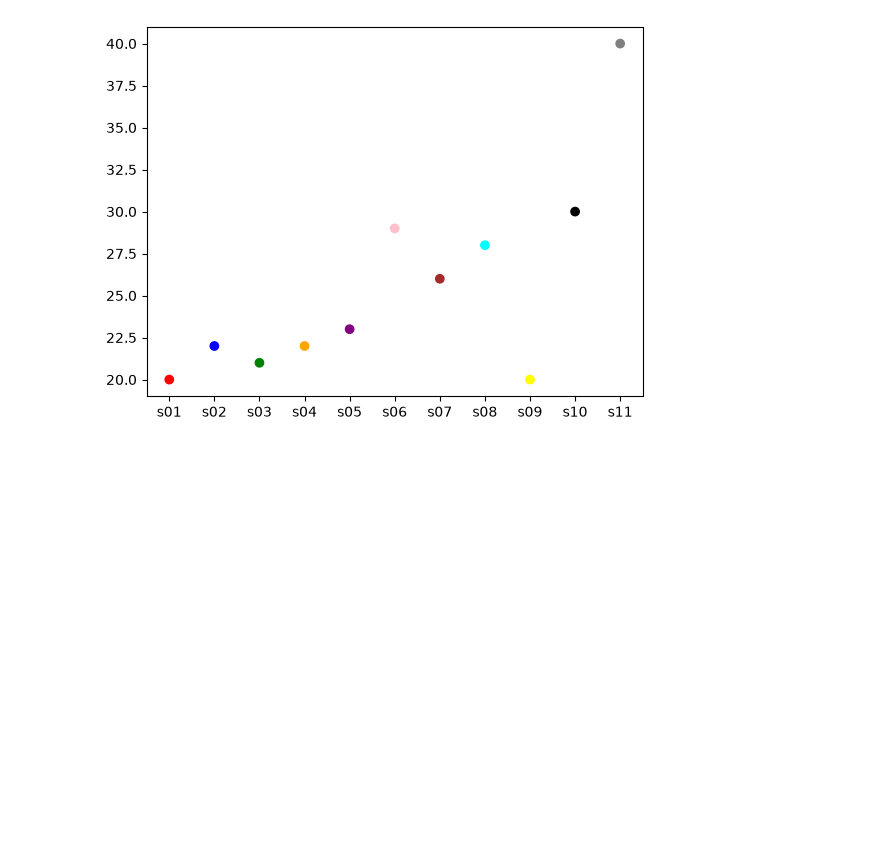
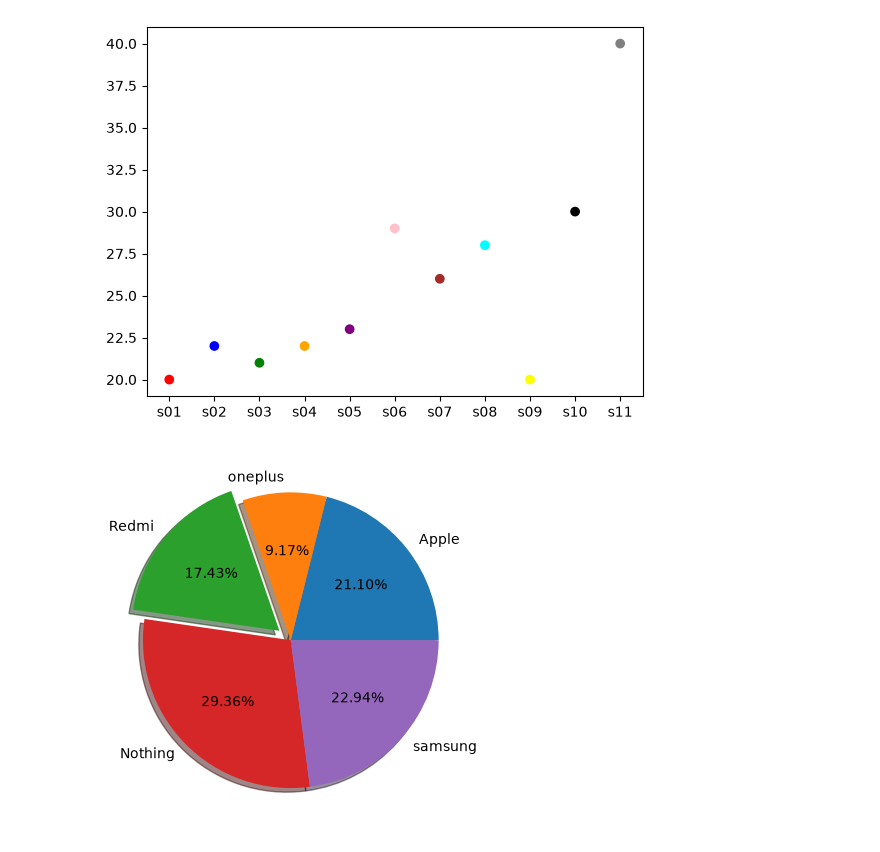
Before and after one commit to Rijesh033/placement-training, a Jupyter notebook: Data visualization/visualizationphase1.ipynb, the cells around one changed output. Cells and saved outputs as stored; diff of their text form; code cells hidden in the pictures; blank space fills up the shorter version.

Commit message:
Update Data visualization project

```diff
--- a/Data visualization/visualizationphase1.ipynb
+++ b/Data visualization/visualizationphase1.ipynb
@@ -105,3 +105,16 @@ plt.scatter(std_df['sid'], std_df['age'], c=colors)
 plt.show()
 # %% [output]
 [figure]
+# %%
+import pandas as pd
+import matplotlib.pyplot as plt
+weekly_Sales={
+    "Brand":["Apple","oneplus","Redmi","Nothing","samsung"],
+    "Sales":[23,10,19,32,25]
+}
+Sales_df=pd.DataFrame(weekly_Sales)
+plt.pie(Sales_df["Sales"],labels=Sales_df["Brand"],explode=[0,0,0.1,0,0],shadow=True,autopct="%.2f%%")
+
+plt.show()
+# %% [output]
+[figure, added]
```
Also changed, not shown: parts of 9 cells of this notebook, 5 other files.
